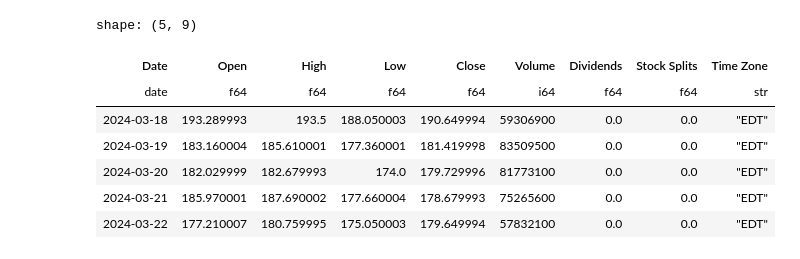
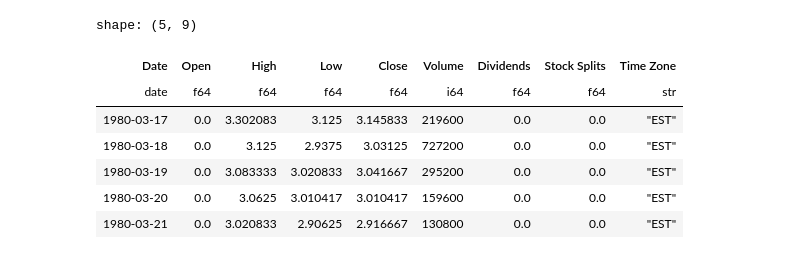
Before and after one commit to restlessbytes/indicatory, a Jupyter notebook: notebooks/Oscillators.ipynb, the cells around one changed output. Saved outputs shown, nothing was run; the diff lists cells and outputs as text; code cells hidden in the pictures.

```diff
--- a/notebooks/Oscillators.ipynb
+++ b/notebooks/Oscillators.ipynb
@@ -14,18 +14,17 @@ from polars import col
 [interactive output not drawn]
 [interactive output not drawn]
 # %%
-elements = 100
-amd = utils.load_asset_data("AMD").tail(elements)
+amd = utils.load_asset_data("AMD")
 amd.head()
 # %% [output]
 shape: (5, 9)
 | Date | Open | High | Low | Close | Volume | Dividends | Stock Splits | Time Zone |
 | date | f64 | f64 | f64 | f64 | i64 | f64 | f64 | str |
-| 2024-03-18 | 193.289993 | 193.5 | 188.050003 | 190.649994 | 59306900 | 0.0 | 0.0 | "EDT" |
-| 2024-03-19 | 183.160004 | 185.610001 | 177.360001 | 181.419998 | 83509500 | 0.0 | 0.0 | "EDT" |
-| 2024-03-20 | 182.029999 | 182.679993 | 174.0 | 179.729996 | 81773100 | 0.0 | 0.0 | "EDT" |
-| 2024-03-21 | 185.970001 | 187.690002 | 177.660004 | 178.679993 | 75265600 | 0.0 | 0.0 | "EDT" |
-| 2024-03-22 | 177.210007 | 180.759995 | 175.050003 | 179.649994 | 57832100 | 0.0 | 0.0 | "EDT" |
+| 1980-03-17 | 0.0 | 3.302083 | 3.125 | 3.145833 | 219600 | 0.0 | 0.0 | "EST" |
+| 1980-03-18 | 0.0 | 3.125 | 2.9375 | 3.03125 | 727200 | 0.0 | 0.0 | "EST" |
+| 1980-03-19 | 0.0 | 3.083333 | 3.020833 | 3.041667 | 295200 | 0.0 | 0.0 | "EST" |
+| 1980-03-20 | 0.0 | 3.0625 | 3.010417 | 3.010417 | 159600 | 0.0 | 0.0 | "EST" |
+| 1980-03-21 | 0.0 | 3.020833 | 2.90625 | 2.916667 | 130800 | 0.0 | 0.0 | "EST" |
 # %%
 import indicatory.oscillators as osc
 # %%
```
Also changed, not shown: parts of 3 cells of this notebook, 4 other files.
